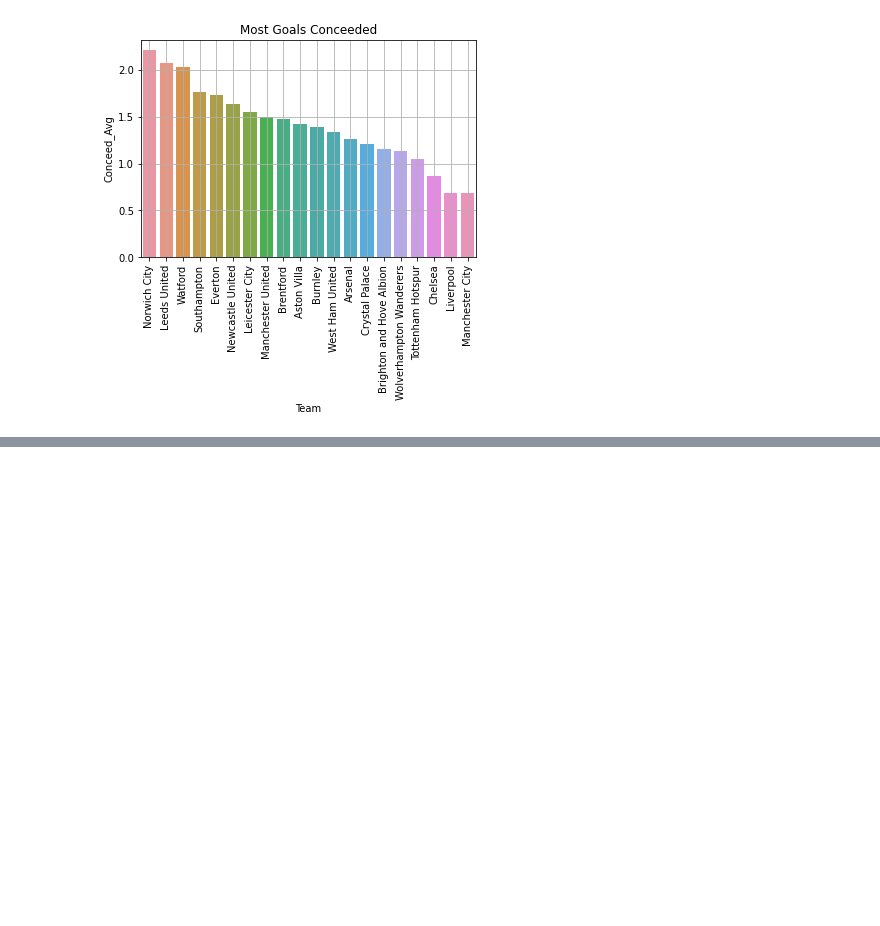
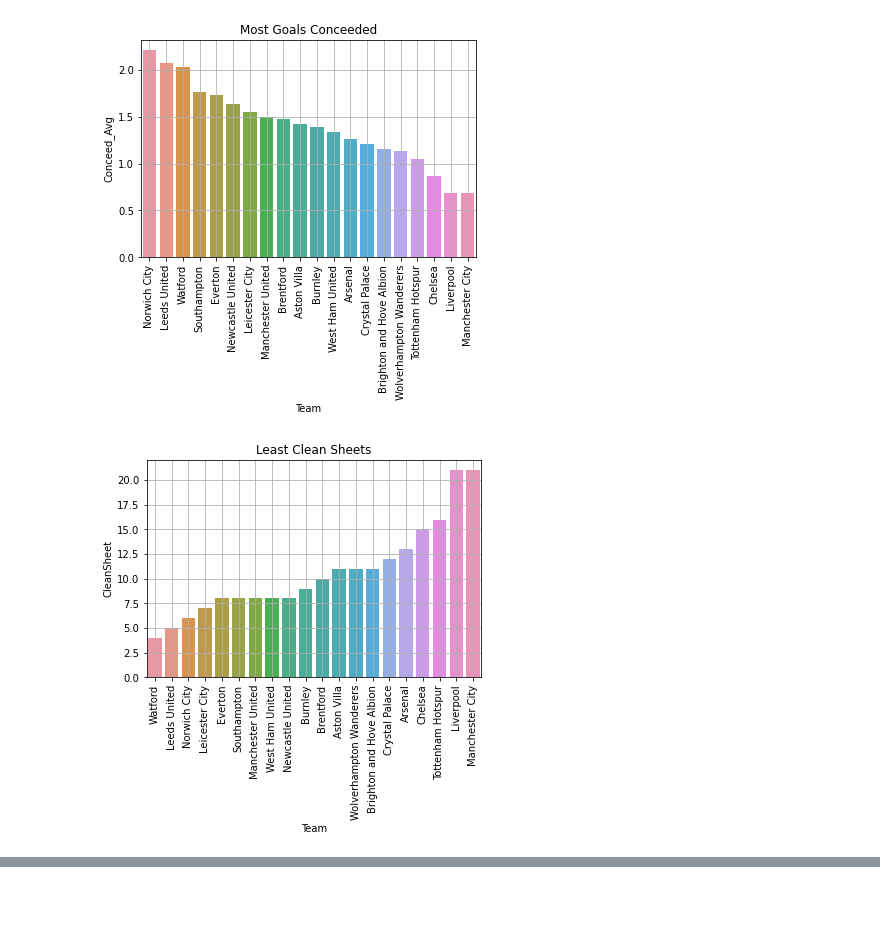
Before and after one commit to johnm2102/EPL_analysis, a Jupyter notebook: eda_prem_general.ipynb, the cells around one changed output, grey strips where cells are left out. Cells and saved outputs as stored; diff of their text form; code cells hidden in the pictures; blank space fills up the shorter version.

```diff
--- a/eda.ipynb
+++ b/eda_prem_general.ipynb
@@ -231,3 +263,12 @@ plt.grid(True)
 plt.show()
 # %% [output]
 [figure]
+# %%
+#worst defensive team(based on clean sheets)
+plt.figure()
+sns.barplot(x='Team', y='CleanSheet',data=clean_stat,order=clean_stat.sort_values('CleanSheet',ascending=True).Team).set_title('Least Clean Sheets')
+plt.xticks(rotation=90)
+plt.grid(True)
+plt.show()
+# %% [output]
+[figure, added]
```
Also changed, not shown: parts of 14 cells of this notebook, 1 other file.
